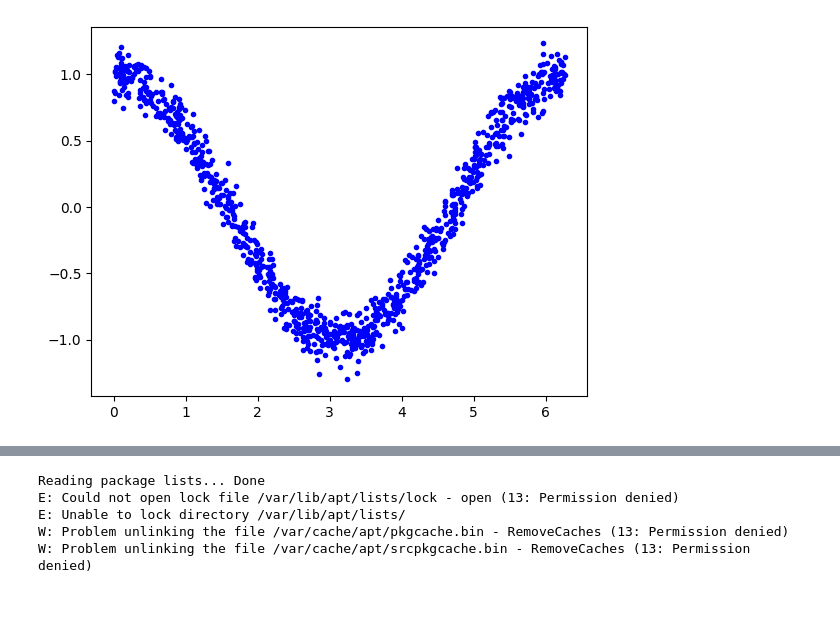
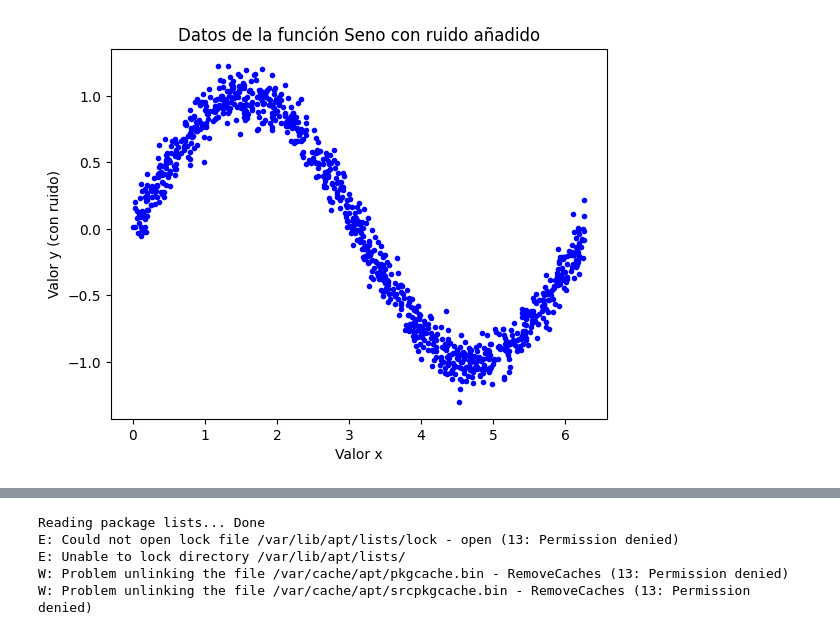
Before and after one commit to pinpacho/tinywaveml, a Jupyter notebook: hello_wave.ipynb, the cells around one changed output, grey strips where cells are left out. Saved outputs shown, nothing was run; the diff lists cells and outputs as text; code cells hidden in the pictures; blank space fills up the shorter version.

```diff
--- a/hello_wave.ipynb
+++ b/hello_wave.ipynb
@@ -46,19 +221,22 @@ I0000 00:00:1773869751.680357  189191 cudart_stub.cc:31] Could not find cuda dri
 # %%
-# Number of sample datapoints
+# Cantidad total de puntos de datos (muestras)
 SAMPLES = 1000
 
-# Generate a uniformly distributed set of random numbers in the range from
-# 0 to 2π, which covers a complete sine wave oscillation
+# Generamos un conjunto de números aleatorios distribuidos uniformemente
+# en el rango de 0 a 2π, lo que cubre una oscilación completa de la onda senoidal
 x_values = np.random.uniform(
     low=0, high=2*math.pi, size=SAMPLES).astype(np.float32)
 
-# Shuffle the values to guarantee they're not in order
+# Mezclamos los valores para garantizar que no estén en un orden específico
 np.random.shuffle(x_values)
 
-# Calculate the corresponding sine values
-y_values = np.cos(x_values).astype(np.float32)
+# Calculamos los valores de seno correspondientes
+y_values = np.sin(x_values).astype(np.float32)
 
-# Plot our data. The 'b.' argument tells the library to print blue dots.
+# Graficamos los datos. El argumento 'b.' le indica a la librería que use puntos azules.
 plt.plot(x_values, y_values, 'b.')
+plt.title("Datos generados de la función Seno")
+plt.xlabel("Valor x")
+plt.ylabel("Valor y (sin x)")
 plt.show()
 # %% [output]
@@ -66,9 +252,13 @@ plt.show()
 # %%
-# Add a small random number to each y value
+# Añadimos un pequeño número aleatorio a cada valor de 'y'
+# Esto simula el ruido o las pequeñas variaciones de un entorno real
 y_values += 0.1 * np.random.randn(*y_values.shape)
 
-# Plot our data
+# Graficamos los datos resultantes
 plt.plot(x_values, y_values, 'b.')
+plt.title("Datos de la función Seno con ruido añadido")
+plt.xlabel("Valor x")
+plt.ylabel("Valor y (con ruido)")
 plt.show()
 # %% [output]
-[figure, old version]
+[figure, new version]
```
Also changed, not shown: parts of 48 cells of this notebook, 9 other files.
